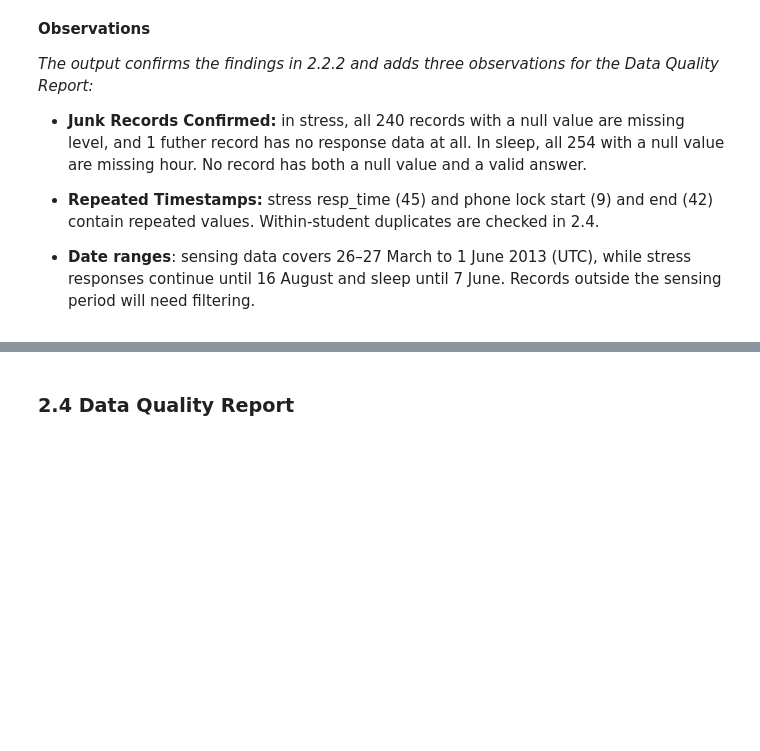
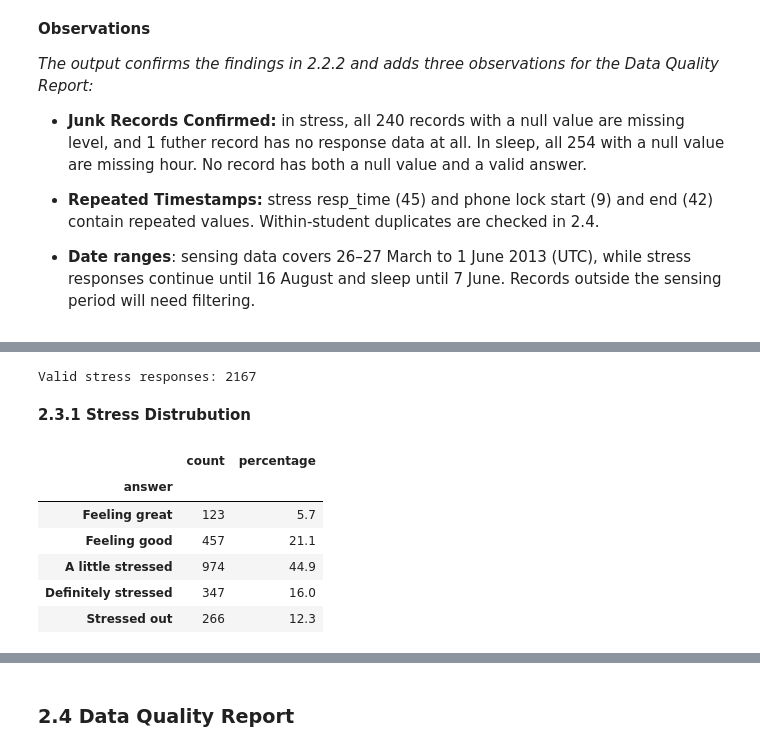
Before and after one commit to dan-1379/Data-Analytics-Project, a Jupyter notebook: notebooks/StudentLife.ipynb, the cells around one changed output, grey strips where cells are left out. Drawn from its saved outputs; the diff is of its cells as text; code cells hidden in the pictures; blank space fills up the shorter version.

```diff
--- a/notebooks/StudentLife.ipynb
+++ b/notebooks/StudentLife.ipynb
@@ -717,0 +777,52 @@ Because there are no blank values, any gaps in activity data appear as missing t
+# %%
+# Exploration-only copies: the raw tables are not changed
+
+# Dartmouth local time
+LOCAL_TZ = "America/New_York"
+
+# Monday of week 1 of the spring term
+TERM_START = pd.Timestamp("2013-03-25")
+
+# Stress: keep records with an answer, convert to numbers and local time
+valid_stress = stress.dropna(subset=["level"]).copy()
+
+valid_stress["level"] = pd.to_numeric(valid_stress["level"])
+
+valid_stress["local_time"] = (pd.to_datetime(valid_stress["resp_time"], unit="s", utc=True)
+                              .dt.tz_convert(LOCAL_TZ))
+
+valid_stress["date"] = valid_stress["local_time"].dt.date
+valid_stress["week"] = (valid_stress["local_time"].dt.tz_localize(None) - TERM_START).dt.days
+
+print("Valid stress responses:", len(valid_stress))
+# %% [output]
+Valid stress responses: 2167
+# %% [markdown]
+**2.3.1 Stress Distrubution**
+# %%
+# Stress answers: counts and percentages
+labels = {1: "A little stressed", 2: "Definitely stressed", 3: "Stressed out",
+          4: "Feeling good", 5: "Feeling great"}
+
+answer_order = ["Feeling great", "Feeling good", "A little stressed",
+                "Definitely stressed", "Stressed out"]   # least to most stressed (display only)
+
+valid_stress["answer"] = valid_stress["level"].map(labels)
+
+answer_counts = valid_stress["answer"].value_counts().reindex(answer_order)
+answer_percent = valid_stress["answer"].value_counts(normalize=True).mul(100).round(1).reindex(answer_order)
+
+answer_summary = pd.DataFrame({
+    "count": answer_counts,
+    "percentage": answer_percent,
+})
+
+display(answer_summary)
+# %% [output]
+|  | count | percentage |
+| answer |  |  |
+| Feeling great | 123 | 5.7 |
+| Feeling good | 457 | 21.1 |
+| A little stressed | 974 | 44.9 |
+| Definitely stressed | 347 | 16.0 |
+| Stressed out | 266 | 12.3 |
```
Also changed, not shown: parts of 9 cells of this notebook.
